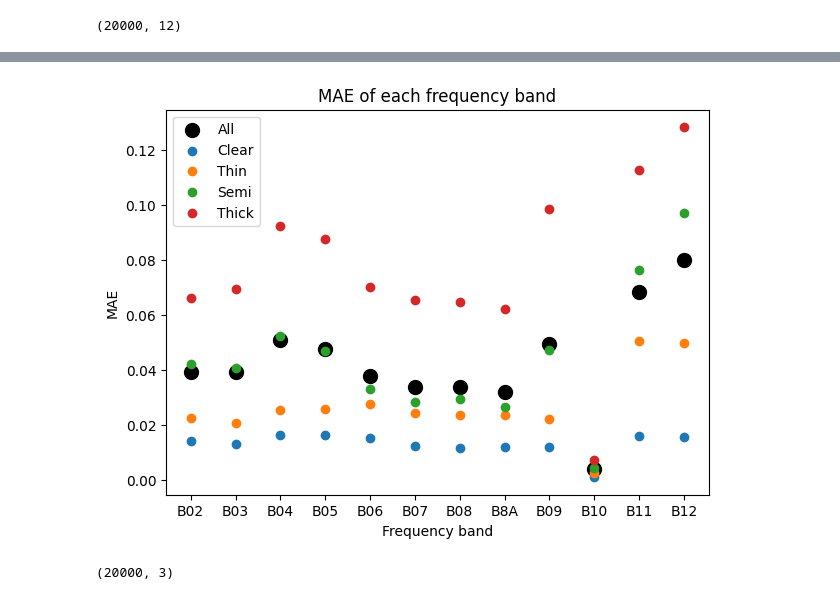
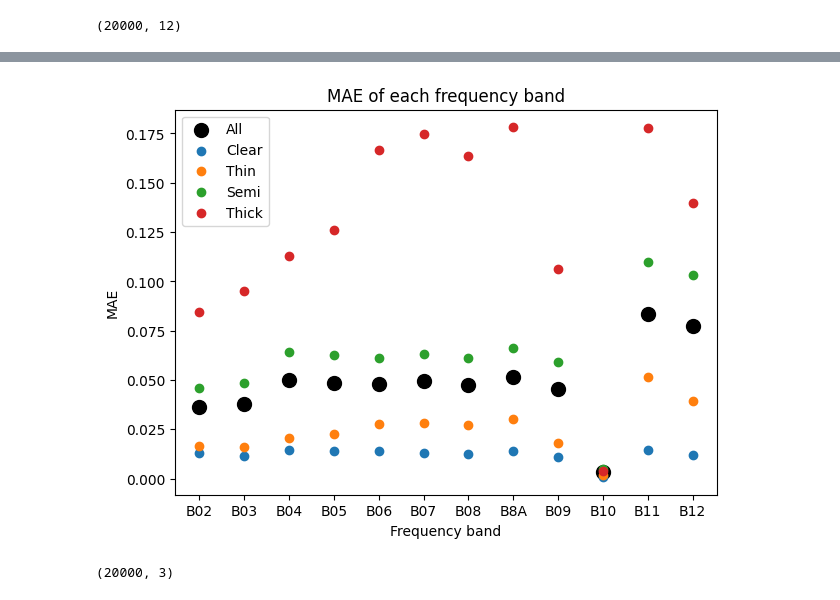
Before and after one commit to chiara-aisweden/cloud_rm, a Jupyter notebook: Cloud_rm/evaluate_model.ipynb, the cells around one changed output, grey strips where cells are left out. Saved outputs shown, nothing was run; the diff lists cells and outputs as text; code cells hidden in the pictures.

```diff
--- a/Cloud_rm/evaluate_model.ipynb
+++ b/Cloud_rm/evaluate_model.ipynb
@@ -41,8 +41,8 @@ To enable the following instructions: AVX2 AVX512F AVX512_VNNI FMA, in other ope
 # %%
-data_water=parse.parse('cloudrm2_water_newsurf.dat')
-data_clear=parse.parse('cloudrm2_clear_newsurf.dat')
-data_ice=parse.parse('cloudrm2_ice_newsurf.dat')
-data_mixed=parse.parse('cloudrm2_mixed_newsurf.dat')
+data_water=parse.parse('cloudrm3_water_newsurf.dat')
+data_clear=parse.parse('cloudrm3_clear_newsurf.dat')
+data_ice=parse.parse('cloudrm3_ice_newsurf.dat')
+data_mixed=parse.parse('cloudrm3_mixed_newsurf.dat')
 
 #data_water=parse.parse('cloudrm2_water.dat')
 #data_clear=parse.parse('cloudrm2_clear.dat')
@@ -73,16 +73,16 @@ y_labels=['Clear_B02','Clear_B03','Clear_B04','Clear_B05',
               'Clear_B06','Clear_B07','Clear_B08', 'Clear_B08A',
               'Clear_B09','Clear_B10','Clear_B11','Clear_B12']
 # %%
-main_filepath='pytorch_models/COT_est_inp_noCOT_newsurf_trans'
-n_ensemble=5
+main_filepath='pytorch_models/final_model_shadow_edition_10ens_trans'
+n_ensemble=10
 models=[]
 for i in range(n_ensemble):
     models.append(torch.load(main_filepath+'/model'+str(i)+'/model_file'))
 
 #X_test=pd.read_csv(main_filepath+'/xtest.csv',index_col=0)
 #y_test=pd.read_csv(main_filepath+'/ytest.csv',index_col=0)
-X_test=pd.read_csv('pytorch_models/noCOT_anton_trans/data/X_test.csv',index_col=0)
-y_test=pd.read_csv('pytorch_models/noCOT_anton_trans/data/y_test.csv',index_col=0)
+X_test=pd.read_csv(main_filepath+'/data/X_test.csv',index_col=0)
+y_test=pd.read_csv(main_filepath+'/data/y_test.csv',index_col=0)
 y_true=y_test.to_numpy()
 #y_true=df.iloc[y_test.index][clear_labels]
 # %%
@@ -435,40 +435,42 @@ for band in range(12):
 testindices=y_test.index
 COTs=np.array(df['COT'].iloc[testindices])
 
+thin=1.25
+thick=50
 #Divide into bins depending on COT
 clear_true = y_test.to_numpy()[(COTs==0),:]
 clear_pred = pred_y[(COTs==0),:,:]
-thin_true = y_test.to_numpy()[(COTs>0) &  (COTs<3.6),:]
-thin_pred = pred_y[(COTs>0) & (COTs<3.6),:,:]
-semi_true = y_test.to_numpy()[(COTs>=3.6) & (COTs<23),:]
-semi_pred = pred_y[(COTs>=3.6) & (COTs<23),:,:]
-thick_true = y_test.to_numpy()[(COTs>=23),:]
-thick_pred = pred_y[(COTs>=23),:,:]
+thin_true = y_test.to_numpy()[(COTs>0) &  (COTs<thin),:]
+thin_pred = pred_y[(COTs>0) & (COTs<thin),:,:]
+semi_true = y_test.to_numpy()[(COTs>=thin) & (COTs<thick),:]
+semi_pred = pred_y[(COTs>=thin) & (COTs<thick),:,:]
+thick_true = y_test.to_numpy()[(COTs>=thick),:]
+thick_pred = pred_y[(COTs>=thick),:,:]
 
 
 #Find and print MAE of each band
 MAE_col_tot = np.mean(np.abs(y_test.to_numpy()-pred_y[:,:,index_median]),axis=0)
 MAE_col_clear = np.mean(np.abs(clear_true-clear_pred[:,:,index_median]),axis=0)
 MAE_col_thin = np.mean(np.abs(thin_true-thin_pred[:,:,index_median]),axis=0)
 MAE_col_semi = np.mean(np.abs(semi_true-semi_pred[:,:,index_median]),axis=0)
 MAE_col_thick = np.mean(np.abs(thick_true-thick_pred[:,:,index_median]),axis=0)
 
 x=np.arange(np.size(MAE_col_tot))
 plt.rcParams["figure.figsize"] = [7, 5]
 plt.figure()
 plt.scatter(x,MAE_col_tot,c='black',s=100)
 plt.scatter(x,MAE_col_clear)
 plt.scatter(x,MAE_col_thin)
 plt.scatter(x,MAE_col_semi)
 plt.scatter(x,MAE_col_thick)
 plt.xticks(x, ['B02','B03','B04','B05','B06','B07','B08','B8A','B09','B10','B11','B12'])
 plt.title('MAE of each frequency band')
 plt.xlabel('Frequency band')
 plt.ylabel('MAE')
 plt.legend(['All','Clear','Thin','Semi','Thick'])
 plt.show()
 # %% [output]
-[figure, old version]
+[figure, new version]
 # %%
 np.shape(pred_y_11)
 # %% [output]
```
Also changed, not shown: parts of 15 cells of this notebook, 29 other files.
